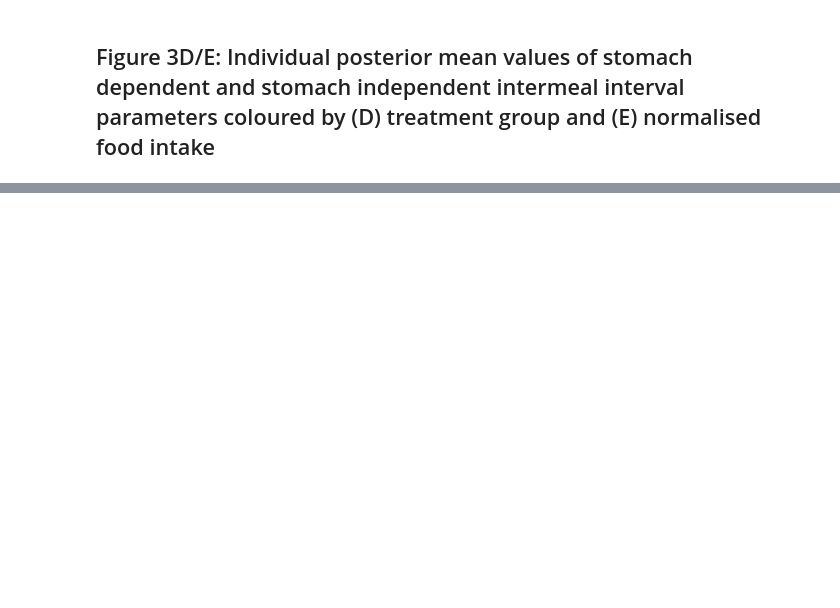
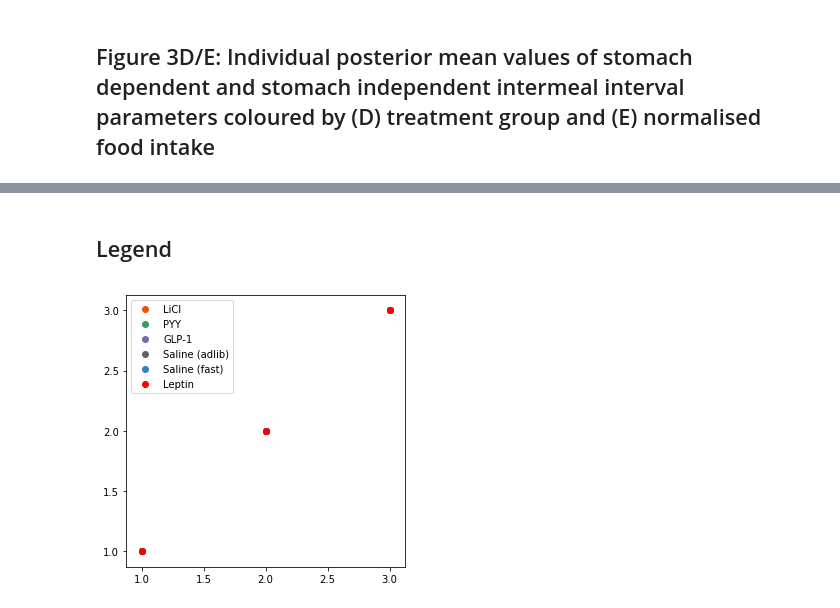
Before and after one commit to tomMcGrath/bayesian_feeding, a Jupyter notebook: Figure3.ipynb, the cells around one changed output, grey strips where cells are left out. Cells and saved outputs as stored; diff of their text form; code cells hidden in the pictures; blank space fills up the shorter version.

```diff
--- a/Figure3.ipynb
+++ b/Figure3.ipynb
@@ -163,0 +188,74 @@ plt.show()
+# %% [markdown]
+## Legend
+# %%
+fig, axes = plt.subplots(1, figsize=(5,5))
+
+drugs = df['drug'].unique()
+
+for drug in drugs:
+    if drug == 'saline':
+
+        ## Adlib
+        displaytext = 'Saline (adlib)'
+        dose = 0.0
+        recover = 'A'
+        period = 'L'
+        data = [drug, dose, recover, period]
+        c = helpers.get_colour(data)
+        axes.scatter([1,2,3],[1,2,3], c=c, label=displaytext)
+
+        ## Refeeding
+        displaytext = 'Saline (fast)'
+        dose = 0.0
+        recover = 'R'
+        period = 'L'
+        data = [drug, dose, recover, period]
+        c = helpers.get_colour(data)
+        axes.scatter([1,2,3],[1,2,3], c=c, label=displaytext)
+
+    elif drug == 'PYY':
+        displaytext = 'PYY'
+        dose = 300.0
+        recover = 'A'
+        period = 'D'
+        data = [drug, dose, recover, period]
+        c = helpers.get_colour(data)
+        axes.scatter([1,2,3],[1,2,3], c=c, label=displaytext)
+
+    elif drug == 'GLP-1':
+        displaytext = 'GLP-1'
+        dose = 300.0
+        recover = 'A'
+        period = 'D'
+        data = [drug, dose, recover, period]
+        c = helpers.get_colour(data)
+        axes.scatter([1,2,3],[1,2,3], c=c, label=displaytext)
+
+    elif drug == 'LiCl':
+        displaytext = 'LiCl'
+        dose = 64.0
+        recover = 'A'
+        period = 'D'
+        data = [drug, dose, recover, period]
+        c = helpers.get_colour(data)
+        axes.scatter([1,2,3],[1,2,3], c=c, label=displaytext)
+
+    elif drug == 'Lep':
+        displaytext = 'Leptin'
+        dose = 2.0
+        recover = 'A'
+        period = 'D'
+        data = [drug, dose, recover, period]
+        c = helpers.get_colour(data)
+        axes.scatter([1,2,3],[1,2,3], c=c, label=displaytext)
+
+    else:
+        continue
+
+axes.legend(numpoints=3, fancybox=True, loc=2)
+
+plt.savefig('figures/legend.svg')
+
+plt.show()
+# %% [output]
+[figure, added]
```
Also changed, not shown: parts of 4 cells of this notebook, 2 other files.
